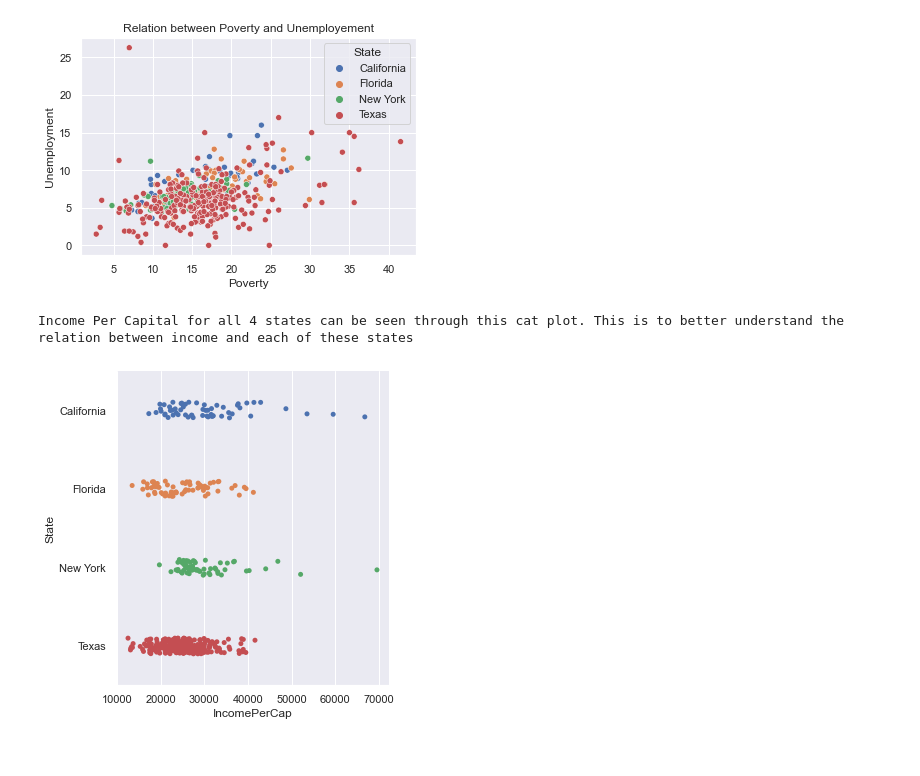
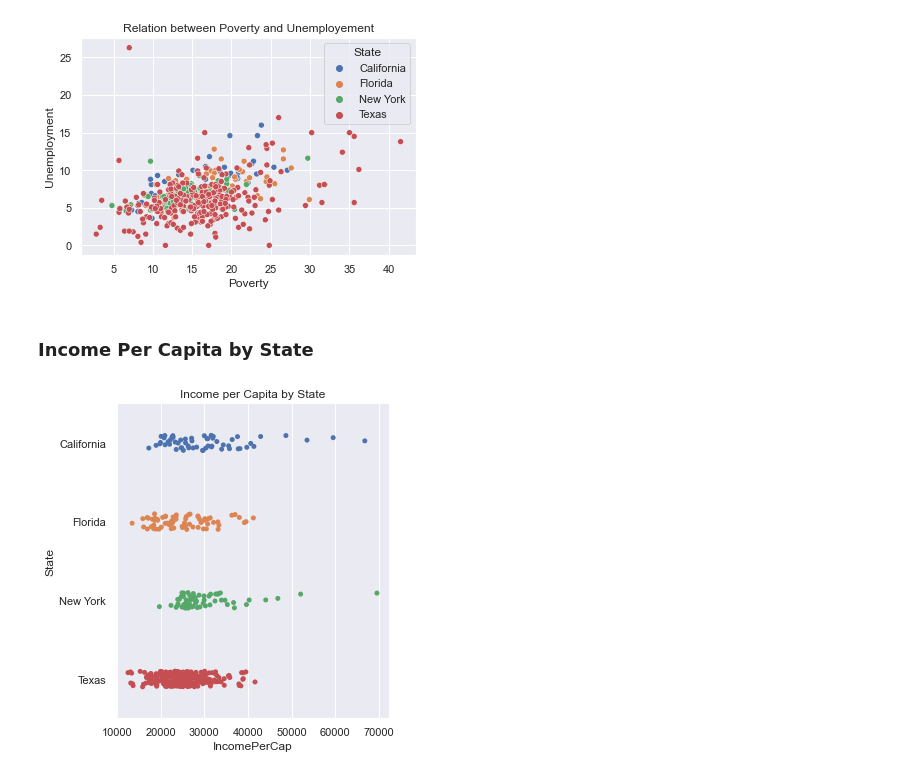
Before and after one commit to data301-2020-winter2/course-project-group_1026, a Jupyter notebook: analysis/Ahad/Milestone2.ipynb, the cells around one changed output. Drawn from its saved outputs; the diff is of its cells as text; code cells hidden in the pictures.

Commit message:
Added some figure captions, titles and saved a couple figures as png into our images folder

```diff
--- a/analysis/Ahad/Milestone2.ipynb
+++ b/analysis/Ahad/Milestone2.ipynb
@@ -87,9 +87,12 @@ fig = ax.get_figure()
 fig.savefig("images/fig2.png")
 # %% [output]
 [figure]
-# %%
-sns.catplot(x="IncomePerCap",y="State",data=df)
-print("Income Per Capital for all 4 states can be seen through this cat plot. This is to better understand the relation between income and each of these states")
-# %% [output]
-Income Per Capital for all 4 states can be seen through this cat plot. This is to better understand the relation between income and each of these states
-[figure, removed]
+# %% [markdown]
+### Income Per Capita by State
+# %%
+sns.catplot(x="IncomePerCap",y="State",data=df)
+plt.title("Income per Capita by State")
+fig = ax.get_figure()
+fig.savefig("images/fig3.png")
+# %% [output]
+[figure, added]
```
Also changed, not shown: parts of 11 cells of this notebook, 5 other files.
